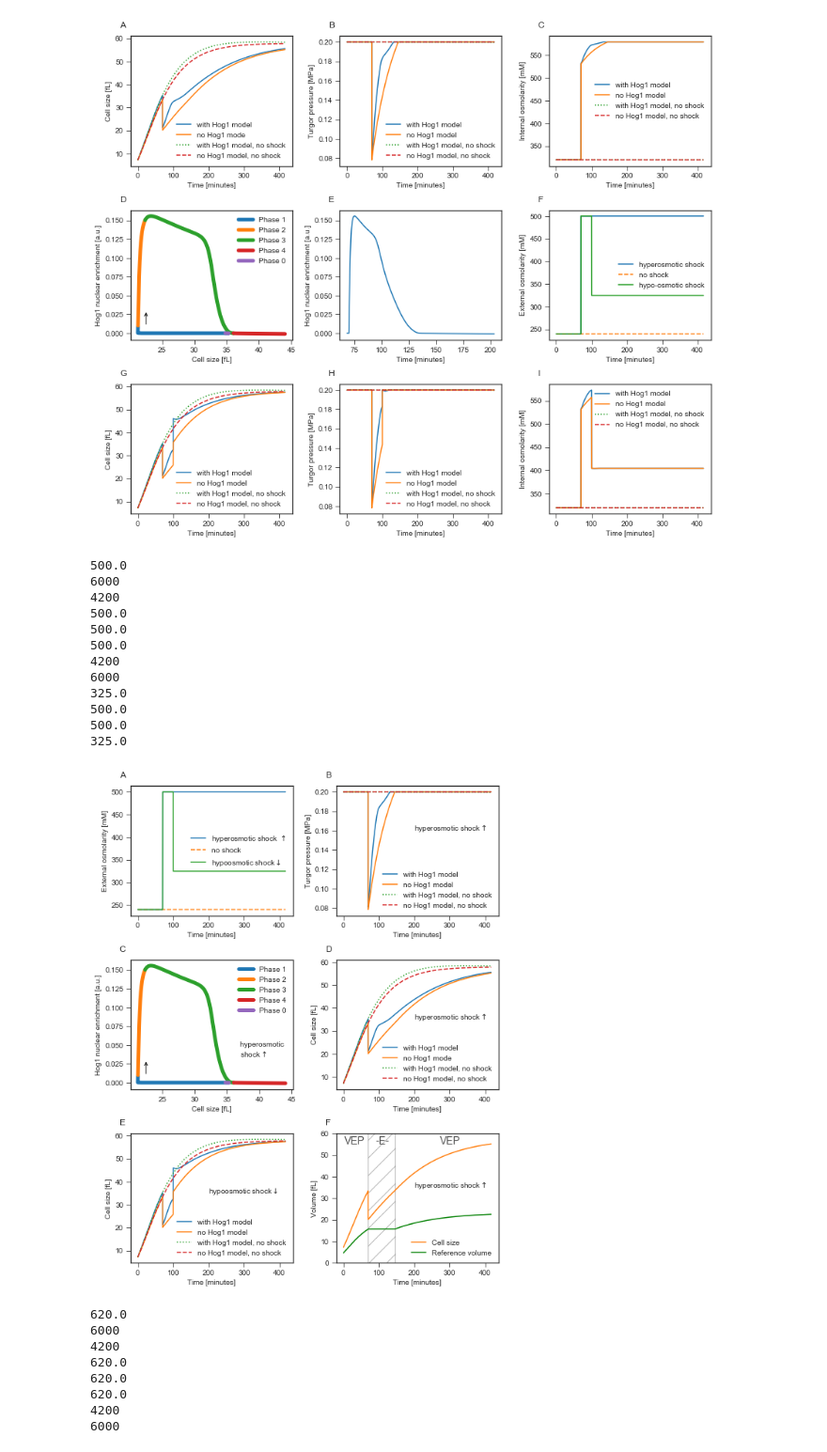
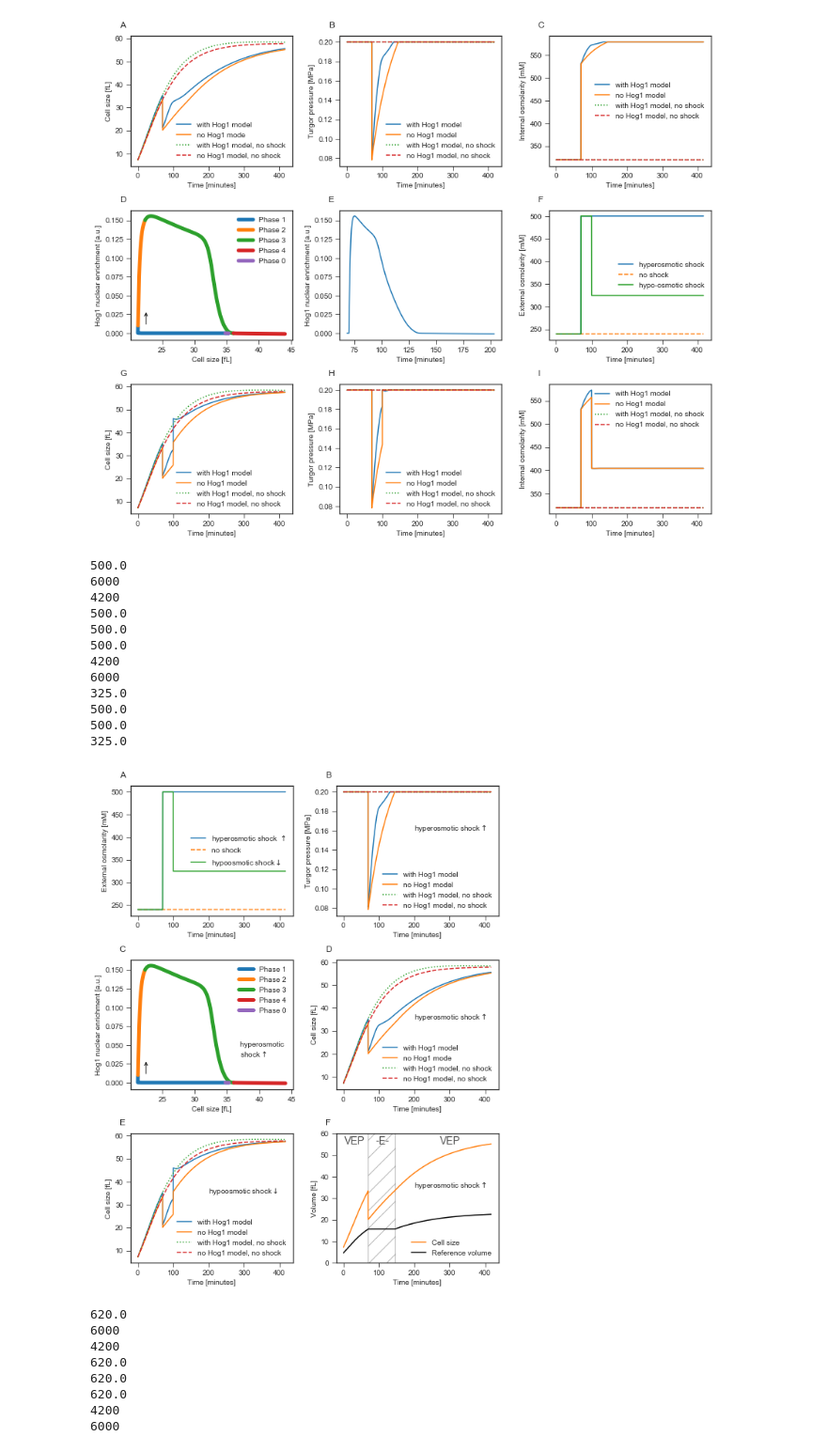
Before and after one commit to tbphu/volume_model, a Jupyter notebook: simulate_and_plot_hog_figures.ipynb, the cells around one changed output. Shown at 94% size. Cells and saved outputs as stored; diff of their text form; code cells hidden in the pictures.

Commit message:
changed line color

```diff
--- a/simulate_and_plot_hog_figures.ipynb
+++ b/simulate_and_plot_hog_figures.ipynb
@@ -464,7 +464,7 @@ plt.annotate('VEP', xy=(270+2., 60-5), xycoords="data",xytext=(270+2., 60-5),fon
 #plt.annotate('visco-elasto-plastic', xy=(180., 50), xycoords="data",xytext=(180., 50),rotation=45,fontsize=18,alpha=0.3)#,arrowprops=dict(arrowstyle="->"))
 current_palette = sns.color_palette()
 plt.plot(volume_sim['time']/60,volume_sim['V_tot_fl'],label = 'Cell size',color = current_palette[1])
-plt.plot(volume_sim['time']/60,volume_sim['V_ref'],label = 'Reference volume', color = 'green')
+plt.plot(volume_sim['time']/60,volume_sim['V_ref'],label = 'Reference volume', color = 'black')
 #plt.gca().add_patch(
 #    patches.Rectangle(
 #        (-20, 0),   # (x,y)
@@ -569,34 +569,34 @@ plt.legend()
 #plt.plot(volume_sim['time']/60,volume_sim['pi_t']/1e6,label = 'no Hog1 model')
 #plt.plot(volume_and_hog_sim_no_shock['time']/60,volume_and_hog_sim_no_shock['vol_pi_t']/1e6,':',label = 'with Hog1 model, no shock')
 #plt.plot(volume_sim_no_shock['time']/60,volume_sim_no_shock['pi_t']/1e6,'--',label = 'no Hog1 model, no shock')
 #plt.ylabel('Turgor pressure [MPa]')
 #plt.xlabel('Time [minutes]')
 #plt.legend()
 
 plt.subplot(gs[0,0])
 #plt.gca().add_artist(figure_numbering('A'))
 plt.plot(volume_sim['time']/60,volume_sim['[c_e]'],label = 'hypoosmotic shock$\downarrow$')
 #plt.annotate(r'hyperosmotic shock$\uparrow$', xy=(300., 500.), xycoords="data",xytext=(200., 500.-50),arrowprops=dict(arrowstyle="->"))
 plt.ylabel('External osmolarity [mM]')
 plt.legend()
 
 plt.tight_layout()
 plt.savefig('figures/volume_and_hog_shocks.png',dpi=300)
 plt.savefig('figures/volume_and_hog_shocks.eps')
 # %% [output]
 500.0
 6000
 4200
 500.0
 500.0
 500.0
 4200
 6000
 325.0
 500.0
 500.0
 325.0
-[figure, old version]
+[figure, new version]
 # %%
 volume_and_hog_model = te.loadAntimonyModel("volume_and_hog.txt")
 volume_model = te.loadAntimonyModel("volume_reference_radius.txt")
```
Also changed, not shown: 2 other files.
